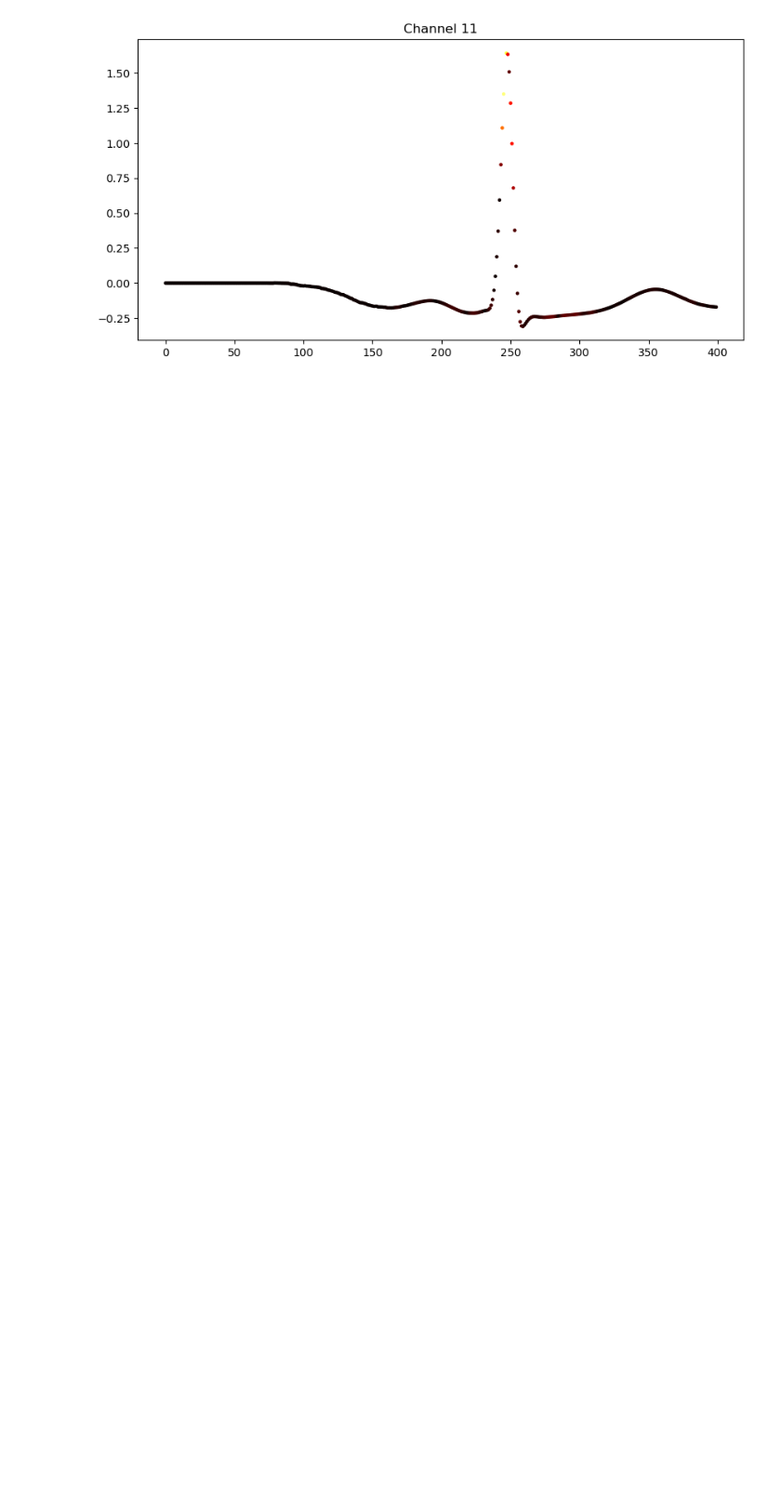
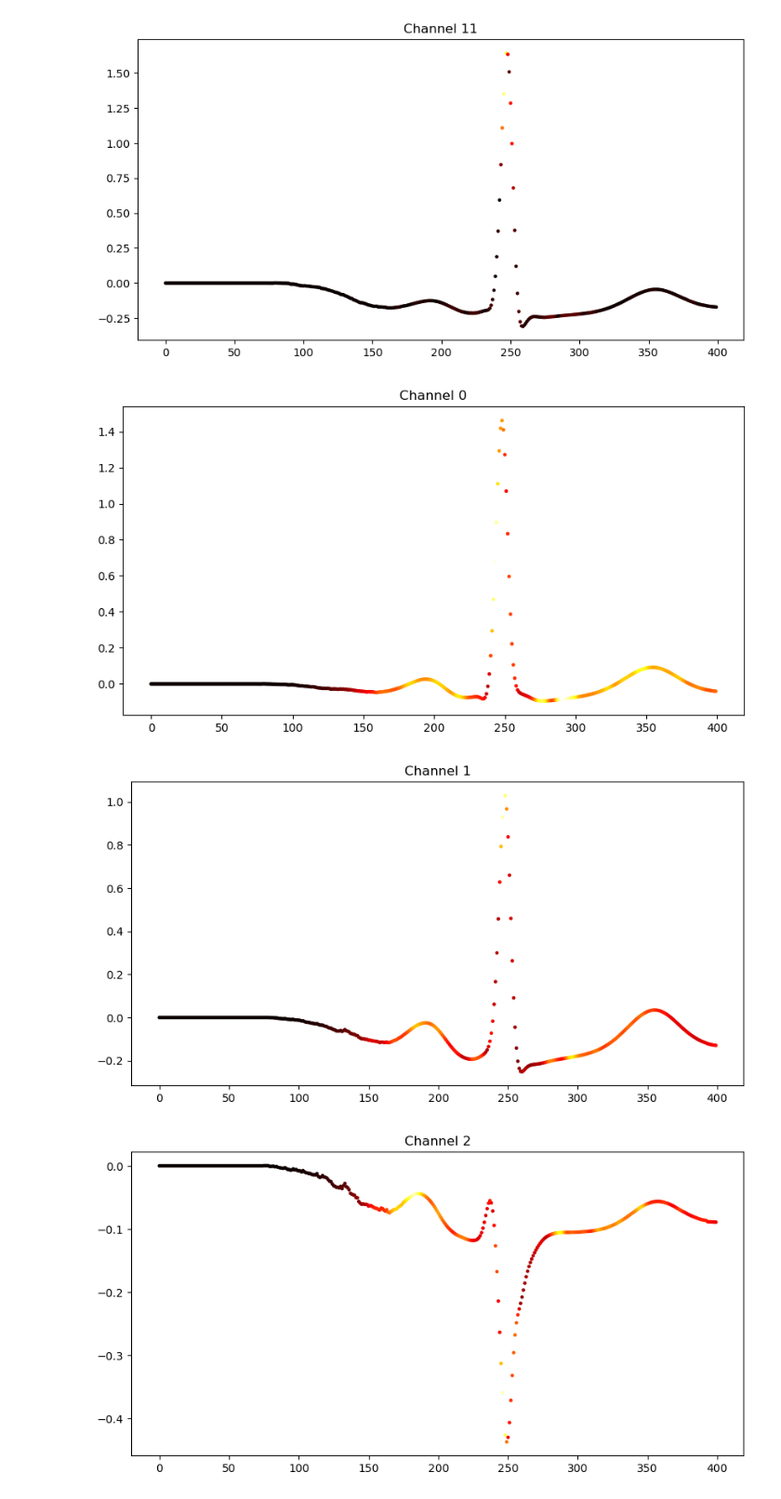
Before and after one commit to sanhitamj/ecg_unravel, a Jupyter notebook: notebooks/integrated_gradients.ipynb, the cells around one changed output. Shown at 93% size. Cells and saved outputs as stored; diff of their text form; code cells hidden in the pictures; blank space fills up the shorter version.

Commit message:
Trying both absolute value before avering and averaging before absolute value

```diff
--- a/notebooks/integrated_gradients.ipynb
+++ b/notebooks/integrated_gradients.ipynb
@@ -139,6 +134,10 @@ for subject in range(n_subjects):
+# %%
+# Read in attributions for plotting
+attributions_ig = np.load('../data/attributions_ig.npy')
 # %%
-attributions_avg = attributions_ig.mean(axis=0)
+# Option 1: Average attributions before taking the absolute value.
+#   If subjects have attributions in differing directions, they can
+#   cancel out with this approach.
 
+attributions_avg = np.abs(attributions_ig.mean(axis=0))
 one_beat_avg = one_beat.mean(axis=0)
-
-print(attributions_avg.shape, one_beat_avg.shape)
@@ -147,6 +144,6 @@ print(attributions_avg.shape, one_beat_avg.shape)
 # %%
 for chan in range(12):
-    colors = np.abs(attributions_avg[chan, 1800:2200])
+    colors = attributions_avg[chan, 1800:2200]
     colors = colors / max(colors)
     plt.figure(figsize=(10, 5))
     plt.scatter(np.arange(400), one_beat_avg[1800:2200, chan],
@@ -167,3 +164,21 @@ for chan in range(12):
 [figure]
 [figure]
 [figure]
+# %%
+# Option 2: Take the absolute value of attributions before averaging.
+
+attributions_avg = np.abs(attributions_ig).mean(axis=0)
+# %%
+for chan in range(12):
+    colors = attributions_avg[chan, 1800:2200]
+    colors = colors / max(colors)
+    plt.figure(figsize=(10, 5))
+    plt.scatter(np.arange(400), one_beat_avg[1800:2200, chan],
+                color=cm.hot(colors),
+                s=5)
+    plt.title(f"Channel {chan}")
+    plt.show()
+# %% [output]
+[figure, added]
+[figure, added]
+[figure, added]
```
Also changed, not shown: parts of 9 cells of this notebook.
